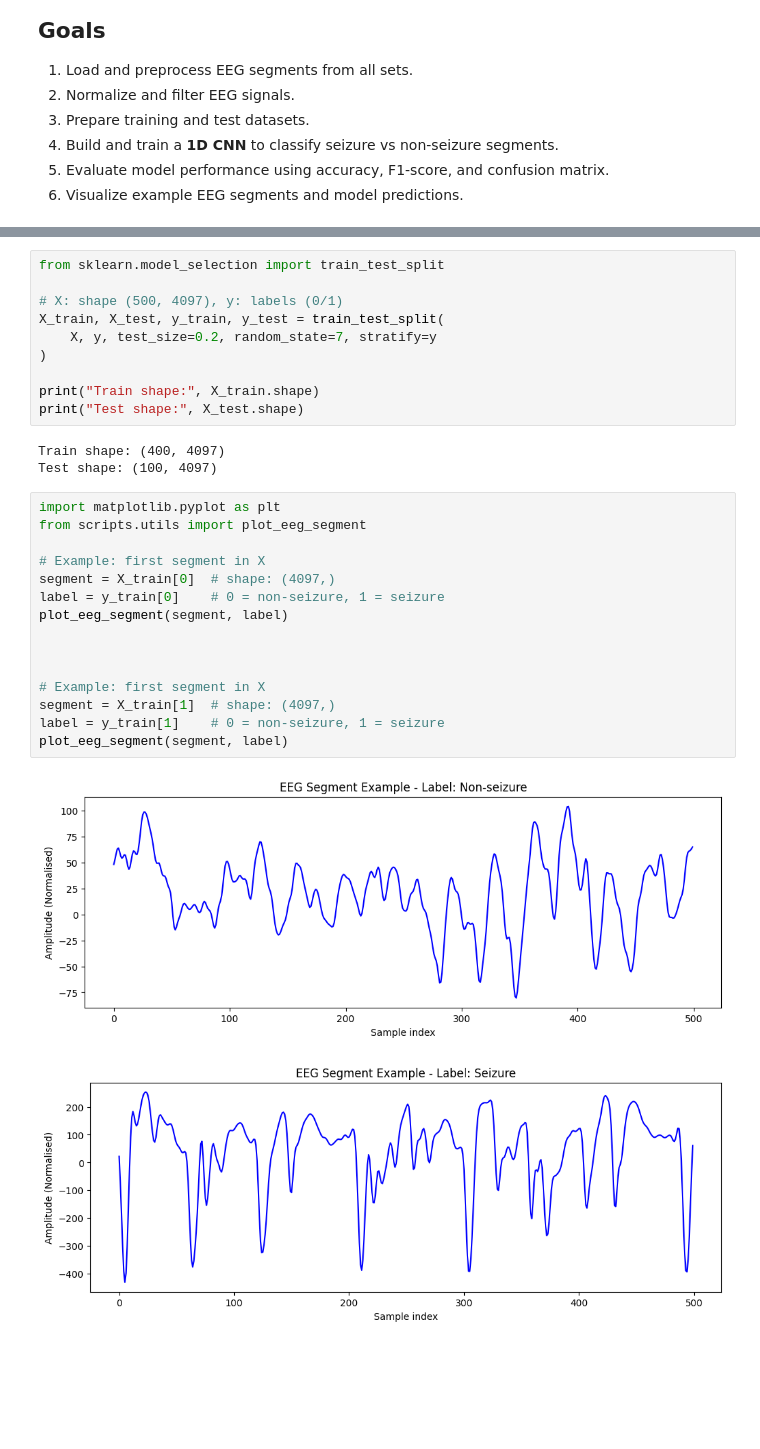
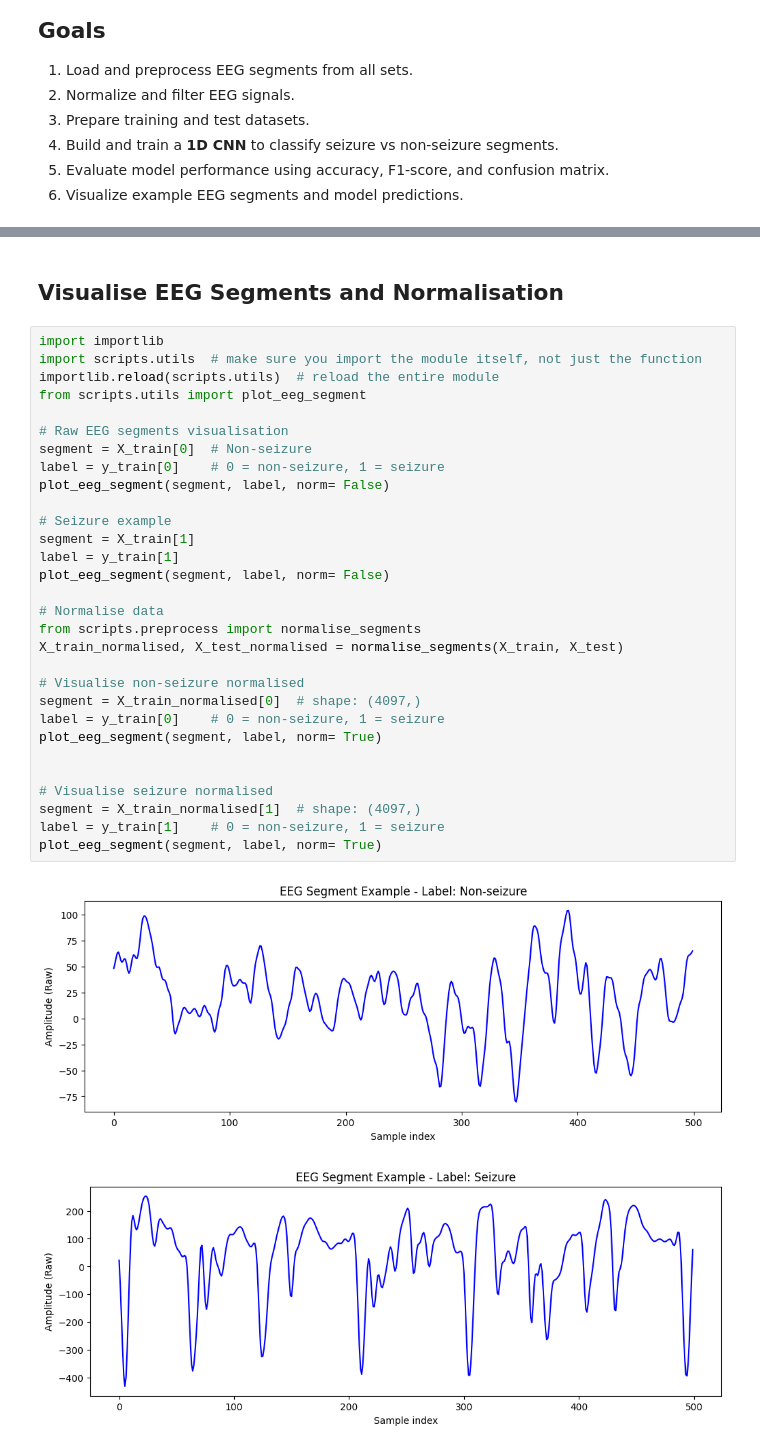
Before and after one commit to nmarryatt/EEG-Seizure-Classification, a Jupyter notebook: notebooks/EEG_seizure_classification.ipynb, the cells around one changed output, grey strips where cells are left out. Drawn from its saved outputs; the diff is of its cells as text; blank space fills up the shorter version.

```diff
--- a/notebooks/EEG_seizure_classification.ipynb
+++ b/notebooks/EEG_seizure_classification.ipynb
@@ -69,31 +86,35 @@ Labels shape: (500,)
-# %%
-from sklearn.model_selection import train_test_split
-
-# X: shape (500, 4097), y: labels (0/1)
-X_train, X_test, y_train, y_test = train_test_split(
-    X, y, test_size=0.2, random_state=7, stratify=y
-)
-
-print("Train shape:", X_train.shape)
-print("Test shape:", X_test.shape)
-# %% [output]
-Train shape: (400, 4097)
-Test shape: (100, 4097)
+# %% [markdown]
+## Visualise EEG Segments and Normalisation
 # %%
-import matplotlib.pyplot as plt
+import importlib
+import scripts.utils  # make sure you import the module itself, not just the function
+importlib.reload(scripts.utils)  # reload the entire module
 from scripts.utils import plot_eeg_segment
 
-# Example: first segment in X
-segment = X_train[0]  # shape: (4097,)
+# Raw EEG segments visualisation
+segment = X_train[0]  # Non-seizure
 label = y_train[0]    # 0 = non-seizure, 1 = seizure
-plot_eeg_segment(segment, label)
+plot_eeg_segment(segment, label, norm= False)
+
+# Seizure example
+segment = X_train[1]
+label = y_train[1]
+plot_eeg_segment(segment, label, norm= False)
+
+# Normalise data
+from scripts.preprocess import normalise_segments
+X_train_normalised, X_test_normalised = normalise_segments(X_train, X_test)
+
+# Visualise non-seizure normalised
+segment = X_train_normalised[0]  # shape: (4097,)
+label = y_train[0]    # 0 = non-seizure, 1 = seizure
+plot_eeg_segment(segment, label, norm= True)
 
 
-
-# Example: first segment in X
-segment = X_train[1]  # shape: (4097,)
+# Visualise seizure normalised
+segment = X_train_normalised[1]  # shape: (4097,)
 label = y_train[1]    # 0 = non-seizure, 1 = seizure
-plot_eeg_segment(segment, label)
+plot_eeg_segment(segment, label, norm= True)
 # %% [output]
-[figure, old version]
+[figure, new version]
-[figure, old version]
+[figure, new version]
```
Also changed, not shown: parts of 8 cells of this notebook, 3 other files.
